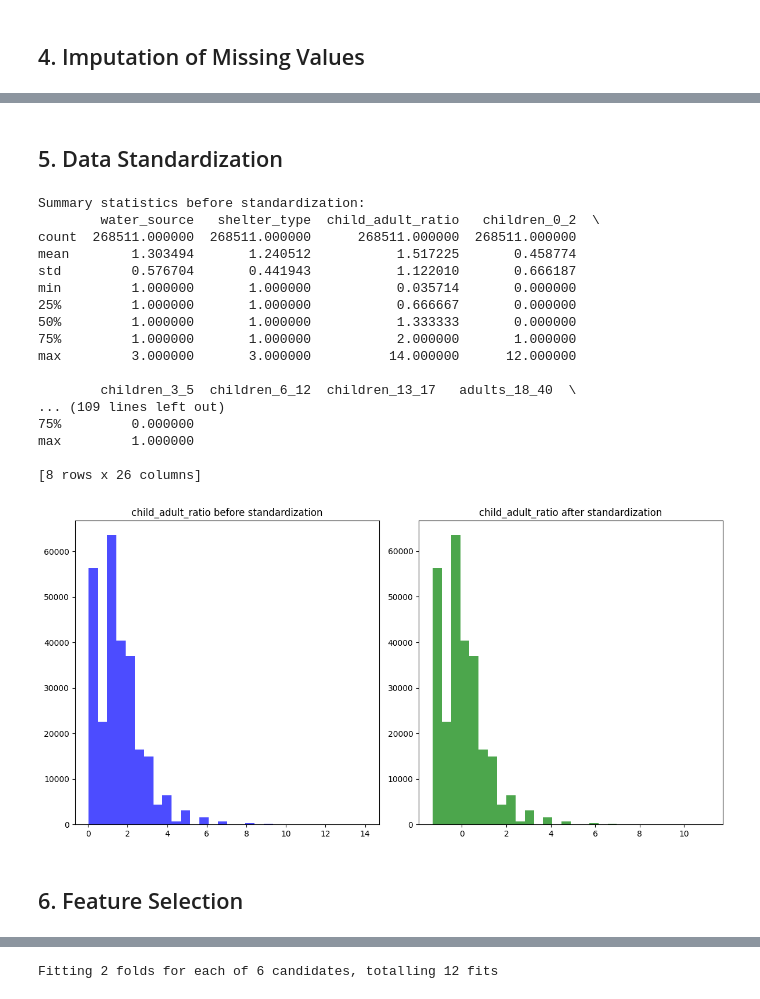
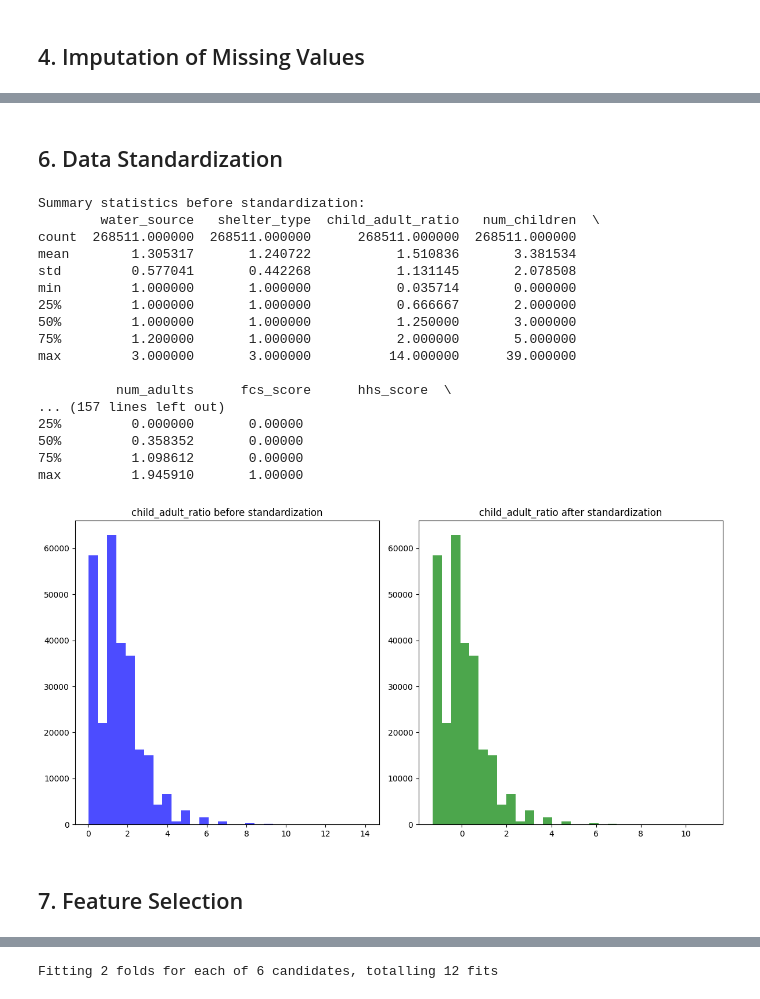
Before and after one commit to jprlink/child_sep_ml, a Jupyter notebook: child_sep_ml_anom.ipynb, the cells around one changed output, grey strips where cells are left out. Saved outputs shown, nothing was run; the diff lists cells and outputs as text; code cells hidden in the pictures.

```diff
--- a/child_sep_ml_anom.ipynb
+++ b/child_sep_ml_anom.ipynb
@@ -386,0 +522,29 @@ with open('data_na_imp.pkl', 'wb') as f:
+# %%
+import pandas as pd
+
+# Load the data from the pickle file
+data_na_imp = pd.read_pickle('data_na_imp.pkl')
+
+# Work with a copy of the loaded data
+data_inter = data_na_imp.copy()
+
+# Identify numeric columns for interaction
+numeric_columns = data_inter.select_dtypes(include=['int64', 'float64']).columns
+
+# Create interaction terms between 'cluster' and all other numeric variables
+for column in numeric_columns:
+    if column != 'cluster':  # Skip interaction of cluster with itself
+        interaction_column_name = f'{column}_x_cluster'
+        data_inter[interaction_column_name] = data_inter[column] * data_inter['cluster']
+
+# Save the modified data to a new pickle file
+data_inter.to_pickle('data_inter.pkl')
+
+# Inspect the new columns added to the modified data
+new_columns = [col for col in data_inter.columns if '_x_cluster' in col]
+print("\nNew Columns with Interaction Terms:")
+print(new_columns)
+
+# Show the first 5 rows of the new columns
+print("\nFirst 5 rows of the new columns with interaction terms:")
+print(data_inter[new_columns].head())
@@ -387,5 +569,5 @@ with open('data_na_imp.pkl', 'wb') as f:
 # %% [markdown]
-## 5. Data Standardization
+## 6. Data Standardization
 # %%
 import pandas as pd
 import pickle
@@ -393,8 +575,8 @@ from sklearn.preprocessing import StandardScaler
 import matplotlib.pyplot as plt
 
 # Loading the DataFrame back from the pickle file
-with open('data_na_imp.pkl', 'rb') as f:
-    data_na_imp = pickle.load(f)
+with open('data_inter.pkl', 'rb') as f:
+    data_inter = pickle.load(f)
 
 # Load the vars_analysis.csv to identify variable types
 vars_analysis = pd.read_csv('vars_analysis.csv', usecols=['variable', 'type'])
@@ -403,51 +585,55 @@ numerical_variables = vars_analysis[vars_analysis['type'] == 'numerical']['varia
 # Standardize the numerical variables
 scaler = StandardScaler()
 data_stand = data_na_imp.copy()
 
 # Filter numerical variables that are present in the DataFrame
 numerical_variables = [var for var in numerical_variables if var in data_stand.columns]
 
 # Apply standardization only to numerical variables
 data_stand[numerical_variables] = scaler.fit_transform(data_stand[numerical_variables])
 
+# Save the standardized DataFrame as a pickle file
+with open('data_stand.pkl', 'wb') as f:
+    pickle.dump(data_stand, f)
+
 # Display summary statistics before and after standardization
 print("\nSummary statistics before standardization:")
-print(data_na_imp.describe())
+print(data_inter.describe())
 print("\nSummary statistics after standardization:")
 print(data_stand.describe())
 
 # Display histograms before and after standardization
 plt.figure(figsize=(12, 6))
 plt.subplot(1, 2, 1)
-plt.hist(data_na_imp['child_adult_ratio'], bins=30, alpha=0.7, color='blue')
+plt.hist(data_inter['child_adult_ratio'], bins=30, alpha=0.7, color='blue')
 plt.title('child_adult_ratio before standardization')
 
 plt.subplot(1, 2, 2)
 plt.hist(data_stand['child_adult_ratio'], bins=30, alpha=0.7, color='green')
 plt.title('child_adult_ratio after standardization')
 plt.tight_layout()
 plt.show()
 # %% [output]
 Summary statistics before standardization:
-        water_source   shelter_type  child_adult_ratio   children_0_2  \
+        water_source   shelter_type  child_adult_ratio   num_children  \
 count  268511.000000  268511.000000      268511.000000  268511.000000
-mean        1.303494       1.240512           1.517225       0.458774
-std         0.576704       0.441943           1.122010       0.666187
+mean        1.305317       1.240722           1.510836       3.381534
+std         0.577041       0.442268           1.131145       2.078508
 min         1.000000       1.000000           0.035714       0.000000
-25%         1.000000       1.000000           0.666667       0.000000
-50%         1.000000       1.000000           1.333333       0.000000
-75%         1.000000       1.000000           2.000000       1.000000
-max         3.000000       3.000000          14.000000      12.000000
+25%         1.000000       1.000000           0.666667       2.000000
+50%         1.000000       1.000000           1.250000       3.000000
+75%         1.200000       1.000000           2.000000       5.000000
+max         3.000000       3.000000          14.000000      39.000000
 
-        children_3_5  children_6_12  children_13_17   adults_18_40  \
-... (109 lines left out)
-75%         0.000000
-max         1.000000
-
-[8 rows x 26 columns]
+          num_adults      fcs_score      hhs_score  \
+... (157 lines left out)
+25%         0.000000       0.00000
+50%         0.358352       0.00000
+75%         1.098612       0.00000
+max         1.945910       1.00000
-[figure, old version]
+[figure, new version]
 # %% [markdown]
-## 6. Feature Selection
+## 7. Feature Selection
 # %%
 import pandas as pd
 import numpy as np
```
Also changed, not shown: parts of 16 cells of this notebook, 5 other files.
